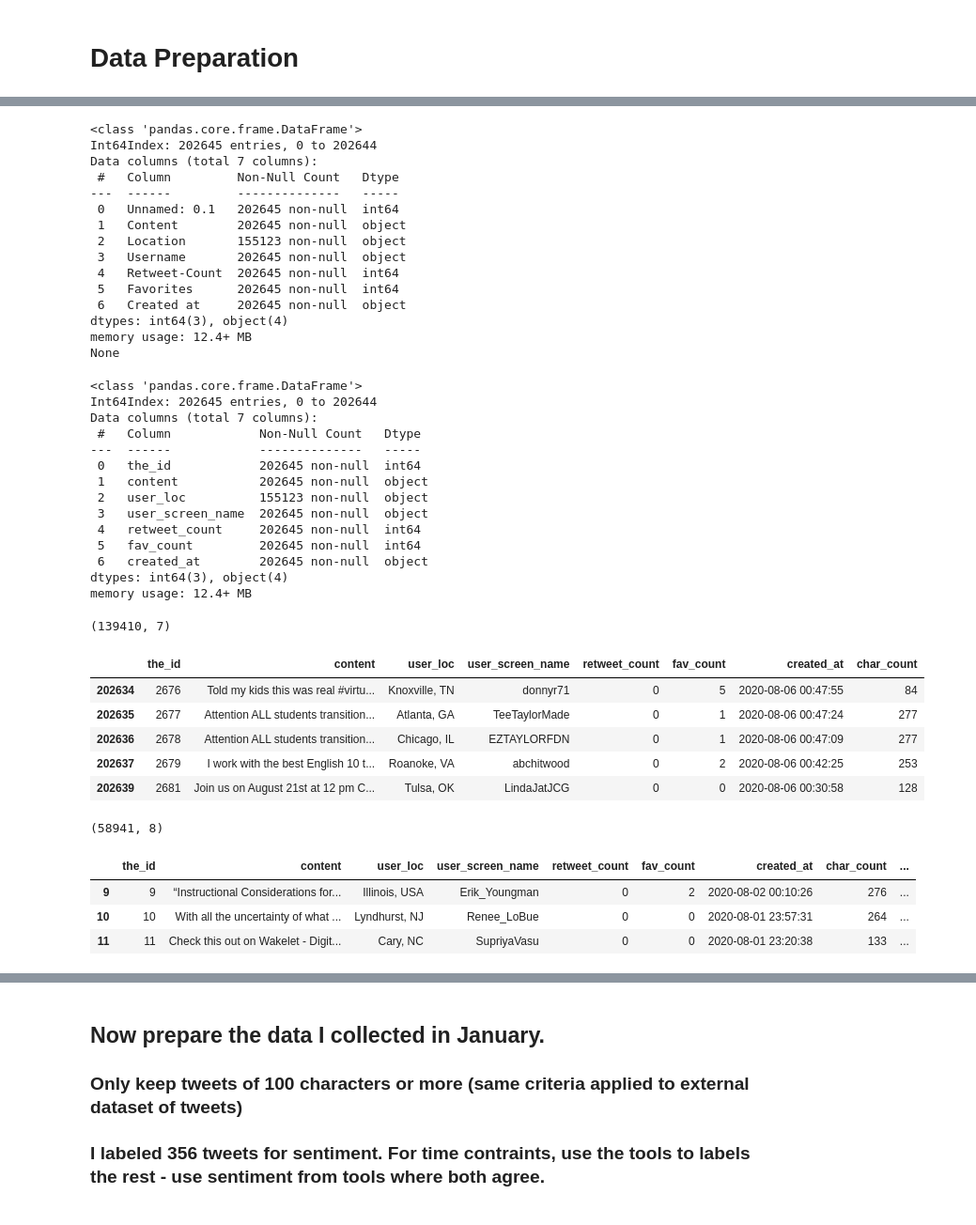
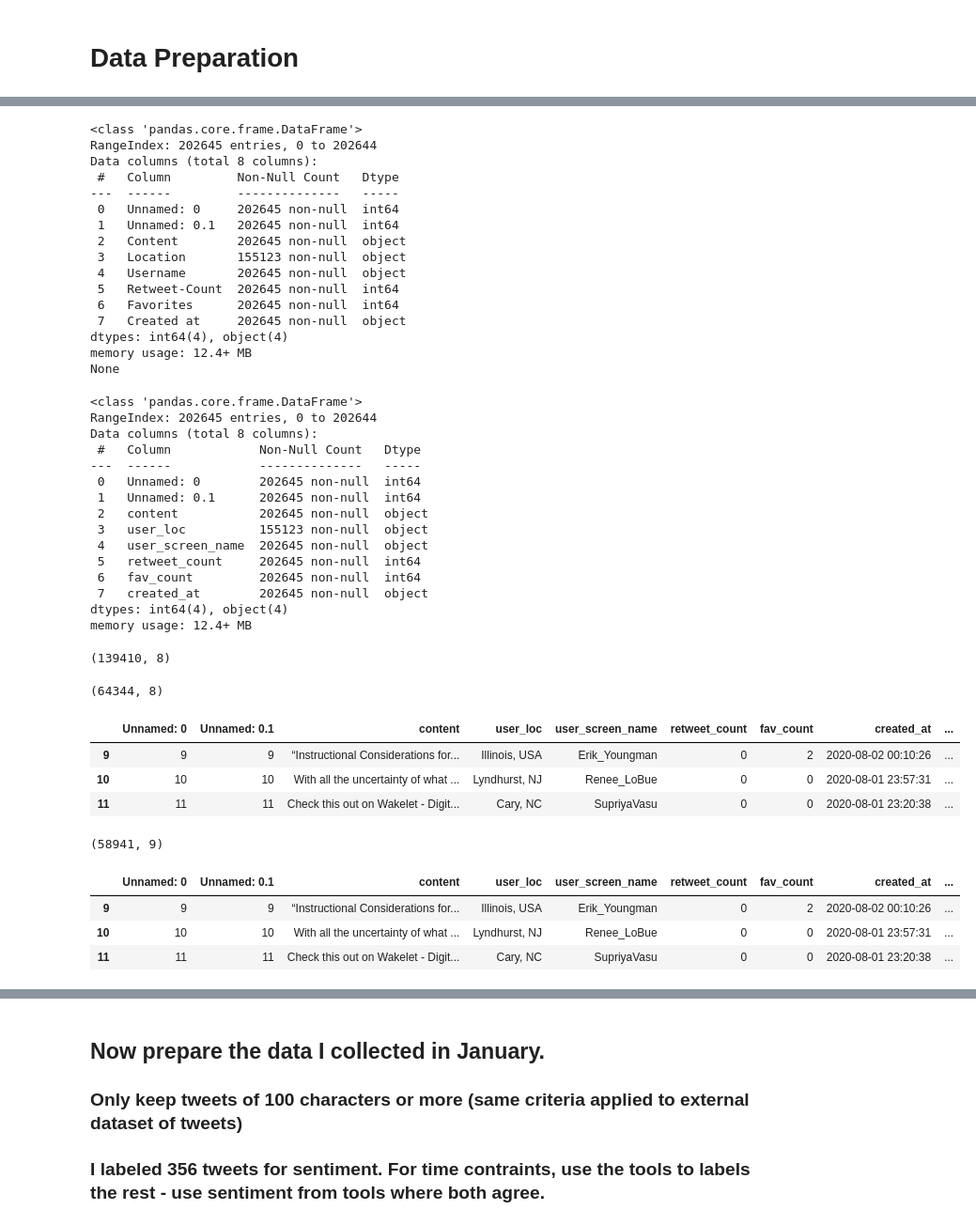
Before and after one commit to lspope/capstone, a Jupyter notebook: code/data_prep.ipynb, the cells around one changed output, grey strips where cells are left out. Shown at 94% size. Saved outputs shown, nothing was run; the diff lists cells and outputs as text; code cells hidden in the pictures.

```diff
--- a/code/data_prep.ipynb
+++ b/code/data_prep.ipynb
@@ -117,43 +121,45 @@ def get_tools_match(vader_sentiment, tb_sentiment):
     return vader_sentiment == tb_sentiment
 # %%
 # Read in the external data:
-external_data = pd.read_csv('../external_data/tweets_raw.csv', index_col='Unnamed: 0')
+external_data = pd.read_csv('../external_data/tweets_raw.csv')
 print(external_data.info())
 # %% [output]
 <class 'pandas.core.frame.DataFrame'>
-Int64Index: 202645 entries, 0 to 202644
-Data columns (total 7 columns):
+RangeIndex: 202645 entries, 0 to 202644
+Data columns (total 8 columns):
  #   Column         Non-Null Count   Dtype
 ---  ------         --------------   -----
- 0   Unnamed: 0.1   202645 non-null  int64
- 1   Content        202645 non-null  object
- 2   Location       155123 non-null  object
- 3   Username       202645 non-null  object
- 4   Retweet-Count  202645 non-null  int64
- 5   Favorites      202645 non-null  int64
- 6   Created at     202645 non-null  object
-dtypes: int64(3), object(4)
+ 0   Unnamed: 0     202645 non-null  int64
+ 1   Unnamed: 0.1   202645 non-null  int64
+ 2   Content        202645 non-null  object
+ 3   Location       155123 non-null  object
+ 4   Username       202645 non-null  object
+ 5   Retweet-Count  202645 non-null  int64
+ 6   Favorites      202645 non-null  int64
+ 7   Created at     202645 non-null  object
+dtypes: int64(4), object(4)
 memory usage: 12.4+ MB
 None
 # %%
 #rename columns
-external_data.rename(columns = {'Unnamed: 0.1':'the_id', 'Content':'content', 'Location':'user_loc', 'Username':'user_screen_name',
+external_data.rename(columns = { 'Content':'content', 'Location':'user_loc', 'Username':'user_screen_name',
     'Retweet-Count':'retweet_count', 'Favorites':'fav_count', 'Created at': 'created_at'}, inplace = True)
 external_data.info()
 # %% [output]
 <class 'pandas.core.frame.DataFrame'>
-Int64Index: 202645 entries, 0 to 202644
-Data columns (total 7 columns):
+RangeIndex: 202645 entries, 0 to 202644
+Data columns (total 8 columns):
  #   Column            Non-Null Count   Dtype
 ---  ------            --------------   -----
- 0   the_id            202645 non-null  int64
- 1   content           202645 non-null  object
- 2   user_loc          155123 non-null  object
- 3   user_screen_name  202645 non-null  object
- 4   retweet_count     202645 non-null  int64
- 5   fav_count         202645 non-null  int64
- 6   created_at        202645 non-null  object
-dtypes: int64(3), object(4)
+ 0   Unnamed: 0        202645 non-null  int64
+ 1   Unnamed: 0.1      202645 non-null  int64
+ 2   content           202645 non-null  object
+ 3   user_loc          155123 non-null  object
+ 4   user_screen_name  202645 non-null  object
+ 5   retweet_count     202645 non-null  int64
+ 6   fav_count         202645 non-null  int64
+ 7   created_at        202645 non-null  object
+dtypes: int64(4), object(4)
 memory usage: 12.4+ MB
 # %%
 # Drop the rows with null user_location and Duplicated content
@@ -161,30 +167,30 @@ external_data.dropna(subset=['user_loc'], inplace=True)
 external_data.drop_duplicates(subset=['content'], inplace=True)
 print(external_data.shape)
 # %% [output]
-(139410, 7)
+(139410, 8)
 # %%
 # Check location for a US state (using regex). We only want to use Tweets with a US location
 external_data['is_us_loc'] = external_data.apply(lambda row: get_is_us_loc(row['user_loc']), axis=1)
 us_only_data = external_data[external_data['is_us_loc'] == True]
+us_only_data.drop('is_us_loc', axis=1, inplace=True)
 us_only_data.shape
-us_only_data.drop('is_us_loc', axis=1, inplace=True)
+# %% [output]
+(64344, 8)
 # %%
 # Get the char count
 us_only_data['char_count'] = us_only_data.apply(lambda row: len(row['content']), axis=1)
-us_only_data.tail()
+us_only_data.head(3)
 # %% [output]
-|  | the_id | content | user_loc | user_screen_name | retweet_count | fav_count | created_at | char_count |
-| 202634 | 2676 | Told my kids this was real #virtu... | Knoxville, TN | donnyr71 | 0 | 5 | 2020-08-06 00:47:55 | 84 |
-| 202635 | 2677 | Attention ALL students transition... | Atlanta, GA | TeeTaylorMade | 0 | 1 | 2020-08-06 00:47:24 | 277 |
-| 202636 | 2678 | Attention ALL students transition... | Chicago, IL | EZTAYLORFDN | 0 | 1 | 2020-08-06 00:47:09 | 277 |
-| 202637 | 2679 | I work with the best English 10 t... | Roanoke, VA | abchitwood | 0 | 2 | 2020-08-06 00:42:25 | 253 |
-| 202639 | 2681 | Join us on August 21st at 12 pm C... | Tulsa, OK | LindaJatJCG | 0 | 0 | 2020-08-06 00:30:58 | 128 |
+|  | Unnamed: 0 | Unnamed: 0.1 | content | user_loc | user_screen_name | retweet_count | fav_count | created_at | ... |
+| 9 | 9 | 9 | “Instructional Considerations for... | Illinois, USA | Erik_Youngman | 0 | 2 | 2020-08-02 00:10:26 | ... |
+| 10 | 10 | 10 | With all the uncertainty of what ... | Lyndhurst, NJ | Renee_LoBue | 0 | 0 | 2020-08-01 23:57:31 | ... |
+| 11 | 11 | 11 | Check this out on Wakelet - Digit... | Cary, NC | SupriyaVasu | 0 | 0 | 2020-08-01 23:20:38 | ... |
 # %%
 # Keep only the tweets with 100 and above characters
 us_only_data = us_only_data[us_only_data['char_count'] >= 100]
 us_only_data.shape
 # %% [output]
-(58941, 8)
+(58941, 9)
 # %%
 # Get the VADER and TextBlob sentiments
 analyzer = SentimentIntensityAnalyzer()
@@ -198,10 +204,10 @@ us_only_data['tools_match'] = us_only_data.apply(lambda row: get_tools_match(row
 us_only_data = us_only_data[us_only_data['tools_match']]
 us_only_data.head(3)
 # %% [output]
-|  | the_id | content | user_loc | user_screen_name | retweet_count | fav_count | created_at | char_count | ... |
-| 9 | 9 | “Instructional Considerations for... | Illinois, USA | Erik_Youngman | 0 | 2 | 2020-08-02 00:10:26 | 276 | ... |
-| 10 | 10 | With all the uncertainty of what ... | Lyndhurst, NJ | Renee_LoBue | 0 | 0 | 2020-08-01 23:57:31 | 264 | ... |
-| 11 | 11 | Check this out on Wakelet - Digit... | Cary, NC | SupriyaVasu | 0 | 0 | 2020-08-01 23:20:38 | 133 | ... |
+|  | Unnamed: 0 | Unnamed: 0.1 | content | user_loc | user_screen_name | retweet_count | fav_count | created_at | ... |
+| 9 | 9 | 9 | “Instructional Considerations for... | Illinois, USA | Erik_Youngman | 0 | 2 | 2020-08-02 00:10:26 | ... |
+| 10 | 10 | 10 | With all the uncertainty of what ... | Lyndhurst, NJ | Renee_LoBue | 0 | 0 | 2020-08-01 23:57:31 | ... |
+| 11 | 11 | 11 | Check this out on Wakelet - Digit... | Cary, NC | SupriyaVasu | 0 | 0 | 2020-08-01 23:20:38 | ... |
 # %%
 # Now create cols for sentiment and sentiment method
 us_only_data['sentiment_method'] = 'tools'
```
Also changed, not shown: parts of 29 cells of this notebook, 14 other files.
